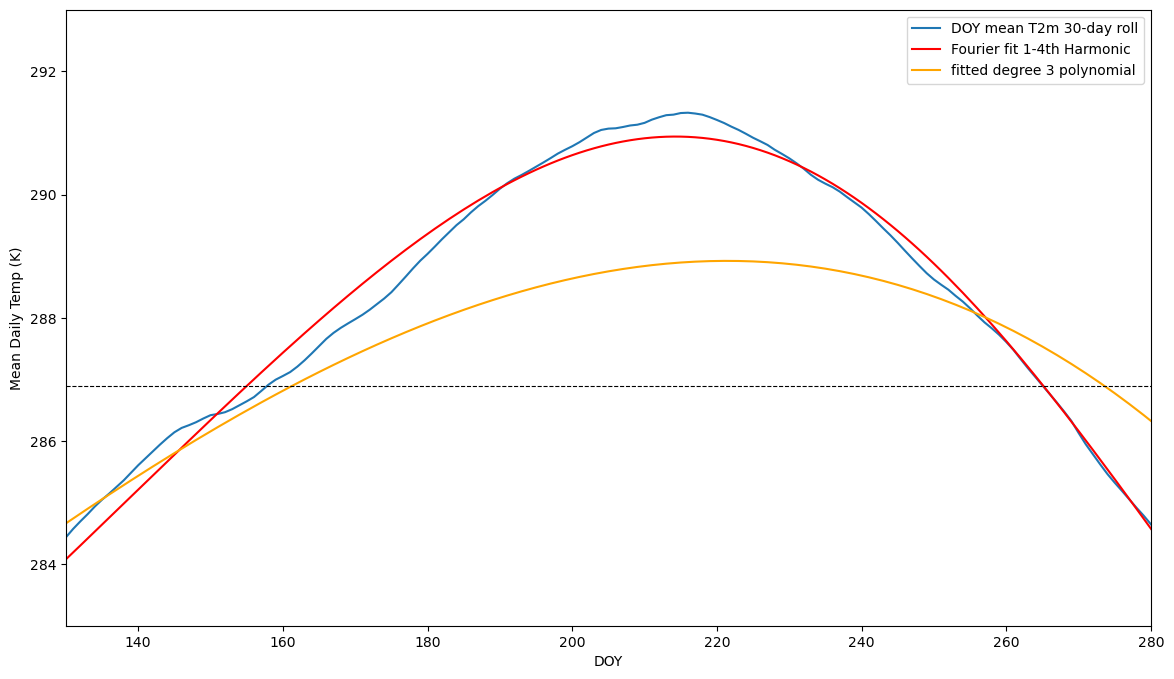
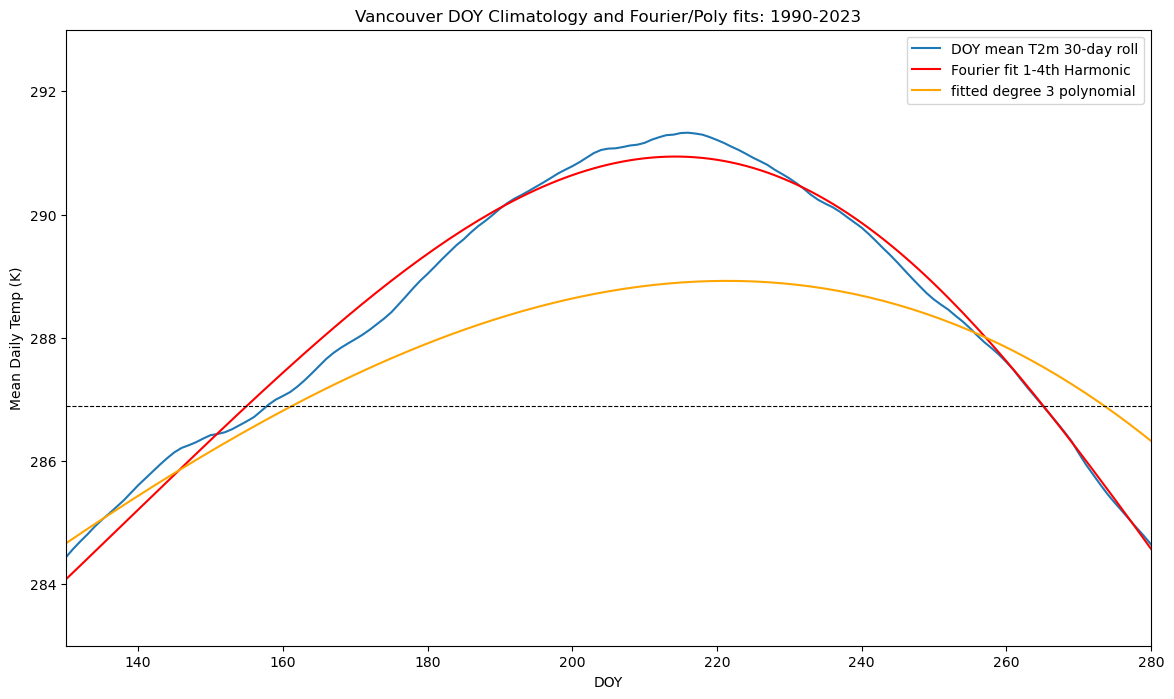
Code edit (unified diff) that turned the first committed figure into the second:
--- before
+++ after
@@ -12,3 +12,4 @@
 plt.xlim(130,280)
 plt.ylim(283,293)
+plt.title("Vancouver DOY Climatology and Fourier/Poly fits: 1990-2023")
 plt.show()

Commit: gradient comparison for Van fourier vs poly